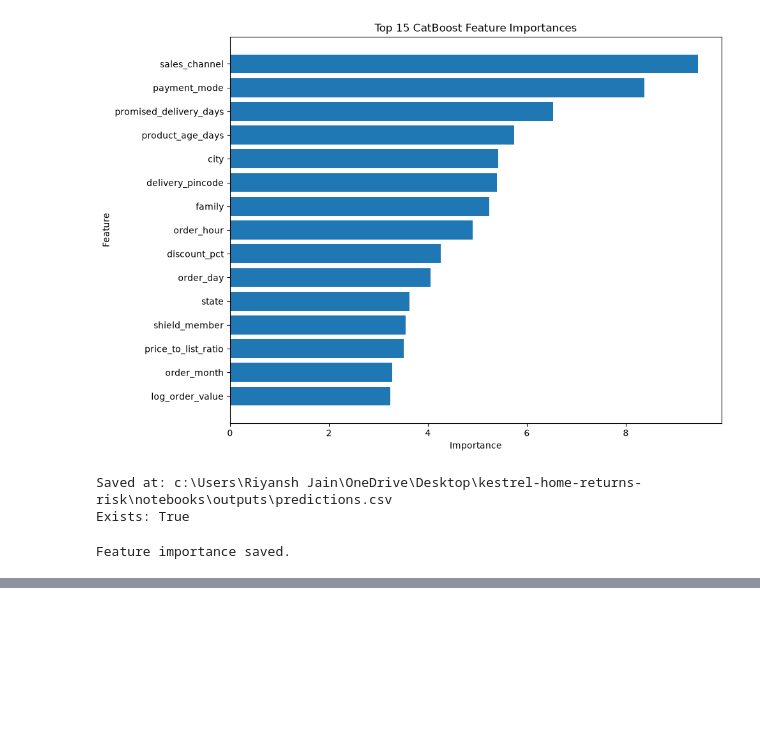
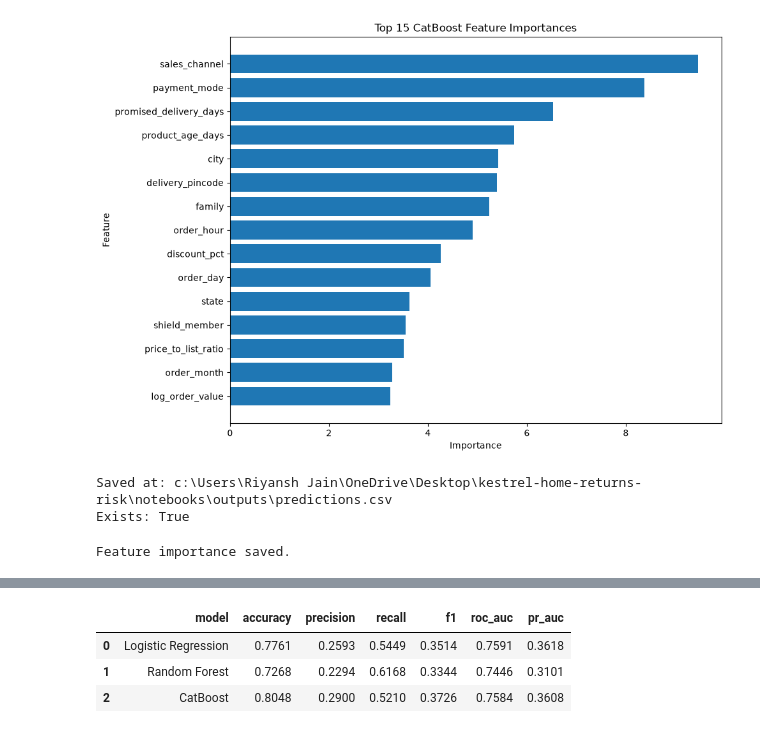
Before and after one commit to Riyansh2409/kestrel-home-returns-risk, a Jupyter notebook: notebooks/01_data_audit.ipynb, the cells around one changed output, grey strips where cells are left out. Cells and saved outputs as stored; diff of their text form; code cells hidden in the pictures; blank space fills up the shorter version.

```diff
--- a/notebooks/01_data_audit.ipynb
+++ b/notebooks/01_data_audit.ipynb
@@ -2062,0 +2138,37 @@ Feature importance saved.
+# %%
+model_comparison = pd.DataFrame([
+    {
+        "model": "Logistic Regression",
+        "accuracy": 0.7761,
+        "precision": 0.2593,
+        "recall": 0.5449,
+        "f1": 0.3514,
+        "roc_auc": 0.7591,
+        "pr_auc": 0.3618
+    },
+    {
+        "model": "Random Forest",
+        "accuracy": 0.7268,
+        "precision": 0.2294,
+        "recall": 0.6168,
+        "f1": 0.3344,
+        "roc_auc": 0.7446,
+        "pr_auc": 0.3101
+    },
+    {
+        "model": "CatBoost",
+        "accuracy": 0.8048,
+        "precision": 0.2900,
+        "recall": 0.5210,
+        "f1": 0.3726,
+        "roc_auc": 0.7584,
+        "pr_auc": 0.3608
+    }
+])
+
+model_comparison
+# %% [output]
+|  | model | accuracy | precision | recall | f1 | roc_auc | pr_auc |
+| 0 | Logistic Regression | 0.7761 | 0.2593 | 0.5449 | 0.3514 | 0.7591 | 0.3618 |
+| 1 | Random Forest | 0.7268 | 0.2294 | 0.6168 | 0.3344 | 0.7446 | 0.3101 |
+| 2 | CatBoost | 0.8048 | 0.2900 | 0.5210 | 0.3726 | 0.7584 | 0.3608 |
```
Also changed, not shown: parts of 8 cells of this notebook, 2 other files.
